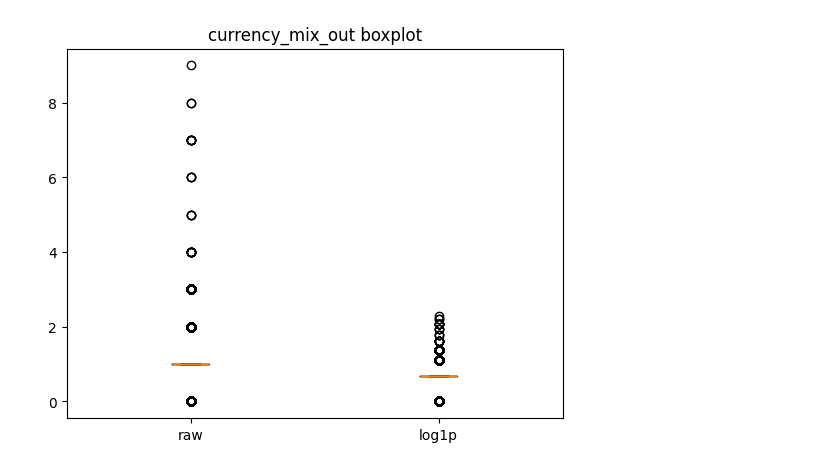
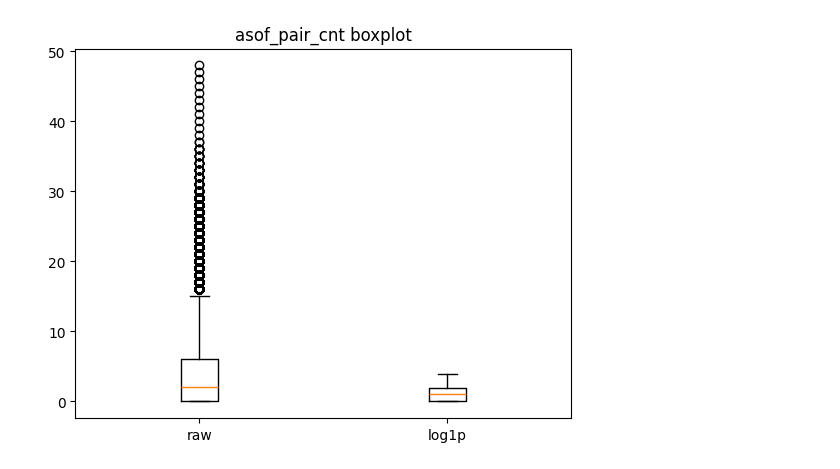
Before and after one commit to Tyler3743/fraud_detection, a Jupyter notebook: skew_node.ipynb, the cells around one changed output. Cells and saved outputs as stored; diff of their text form; code cells hidden in the pictures.

```diff
--- a/skew_node.ipynb
+++ b/skew_node.ipynb
@@ -10,12 +10,6 @@ from feature_node import compute_feature
 # %%
-# Load split-index, dựng src/dest, lấy TRAN train (quyết định cột chỉ trên train)
-dtype = {"From Bank": str, "Account": str, "To Bank": str, "Account.1": str}
-df = pd.read_csv("dataset_high/HI-Small_Trans_split_index.csv", dtype=dtype)
-df["Timestamp"] = pd.to_datetime(df["Timestamp"])
-df["src"]  = df["From Bank"] + " | " + df["Account"]
-df["dest"] = df["To Bank"]   + " | " + df["Account.1"]
-
-train = df[df["split"] == "train"]
-feat = compute_feature(train)
+df=load_data()
+asof, log_cols = build_entity_features(df)
+feat = asof[asof["split"] == "train"].drop(columns=["split", "ori_idx"])
 print("feat shape:", feat.shape)
 # %% [output]
@@ -147,6 +135,6 @@ for c in log1p_cols:
 # %%
-col = "currency_mix_out"
+col = "asof_pair_cnt"
 plt.boxplot([feat[col], np.log1p(feat[col])], labels=["raw", "log1p"])
 plt.title(f"{col} boxplot"); plt.show()
 # %% [output]
-[figure, old version]
+[figure, new version]
```
Also changed, not shown: parts of 6 cells of this notebook, 46 other files.
